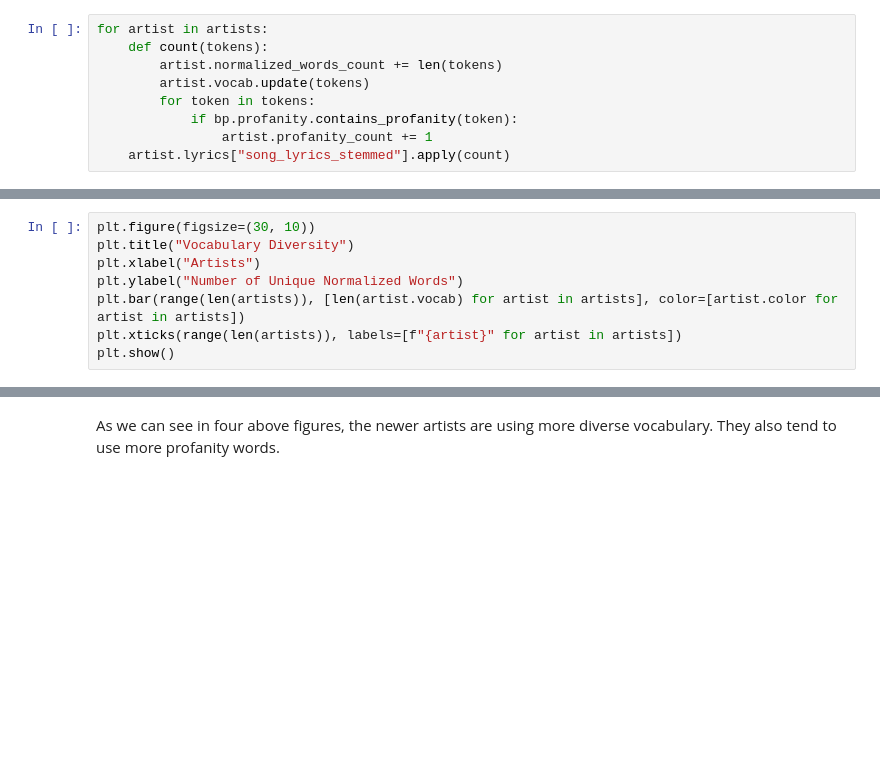
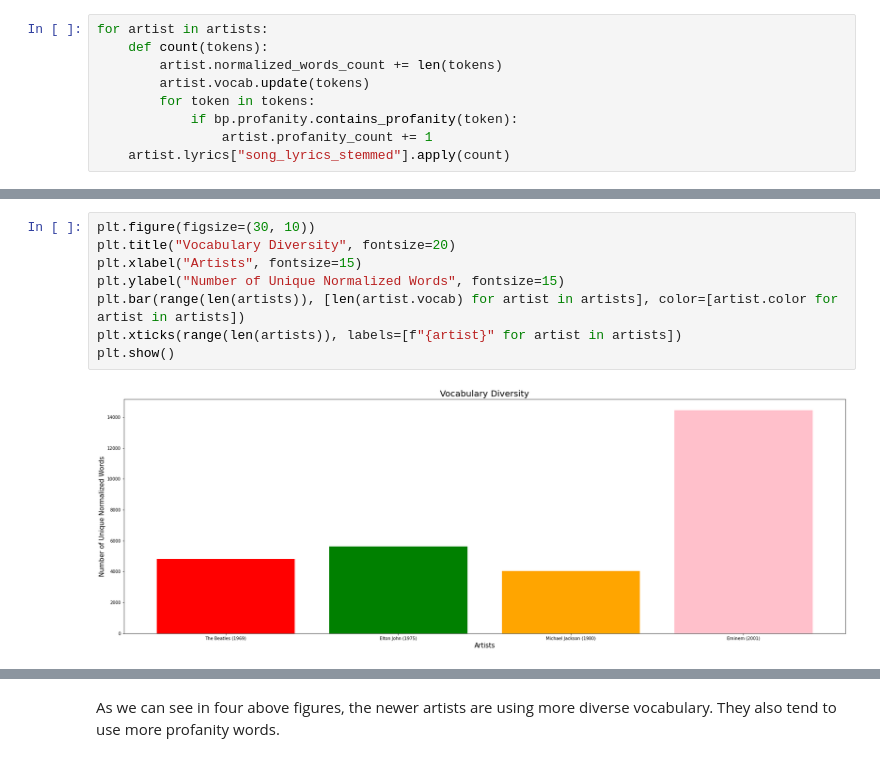
Before and after one commit to Parsa2820/50-years-lyrics, a Jupyter notebook: notebooks/main.ipynb, the cells around one changed output, grey strips where cells are left out. Drawn from its saved outputs; the diff is of its cells as text; blank space fills up the shorter version.

```diff
--- a/notebooks/main.ipynb
+++ b/notebooks/main.ipynb
@@ -256,10 +302,12 @@ plt.show()
 # %%
 plt.figure(figsize=(30, 10))
-plt.title("Vocabulary Diversity")
-plt.xlabel("Artists")
-plt.ylabel("Number of Unique Normalized Words")
+plt.title("Vocabulary Diversity", fontsize=20)
+plt.xlabel("Artists", fontsize=15)
+plt.ylabel("Number of Unique Normalized Words", fontsize=15)
 plt.bar(range(len(artists)), [len(artist.vocab) for artist in artists], color=[artist.color for artist in artists])
 plt.xticks(range(len(artists)), labels=[f"{artist}" for artist in artists])
 plt.show()
+# %% [output]
+[figure, added]
 # %%
 plt.figure(figsize=(30, 10))
```
Also changed, not shown: parts of 9 cells of this notebook.
